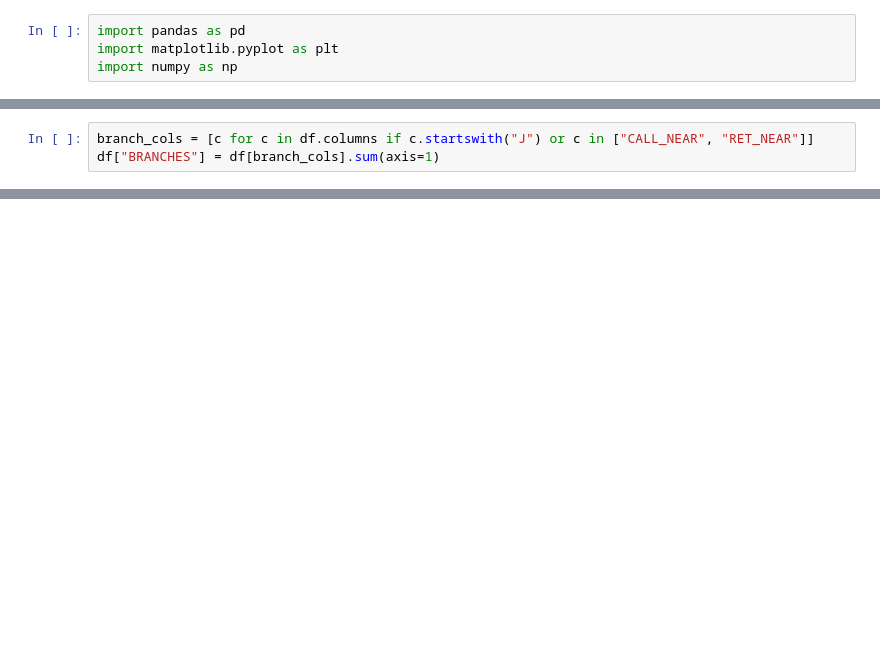
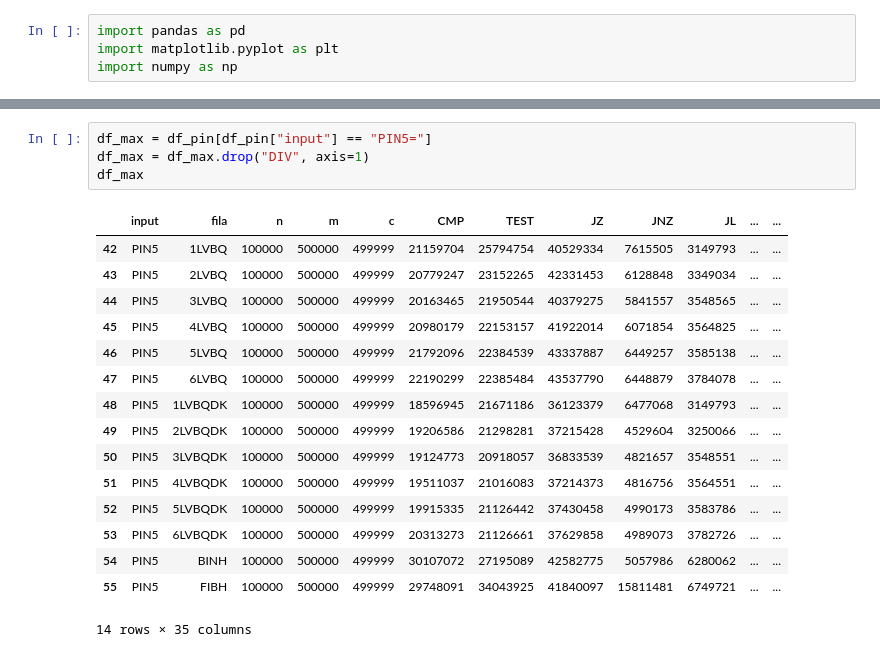
Before and after one commit to anacarlaaf/IC-2025-26-pqs-dijsktra-spp, a Jupyter notebook: utils/analise_pin.ipynb, the cells around one changed output, grey strips where cells are left out. Drawn from its saved outputs; the diff is of its cells as text; blank space fills up the shorter version.

```diff
--- a/utils/analise_pin.ipynb
+++ b/utils/analise_pin.ipynb
@@ -46,3 +21,0 @@ df["TOTAL"] = df[instr_cols].sum(axis=1)
-# %%
-branch_cols = [c for c in df.columns if c.startswith("J") or c in ["CALL_NEAR", "RET_NEAR"]]
-df["BRANCHES"] = df[branch_cols].sum(axis=1)
@@ -72,0 +35,21 @@ plt.show()
+# %%
+df_max = df_pin[df_pin["input"] == "PIN5="]
+df_max = df_max.drop("DIV", axis=1)
+df_max
+# %% [output]
+|  | input | fila | n | m | c | CMP | TEST | JZ | JNZ | JL | ... | ... |
+| 42 | PIN5 | 1LVBQ | 100000 | 500000 | 499999 | 21159704 | 25794754 | 40529334 | 7615505 | 3149793 | ... | ... |
+| 43 | PIN5 | 2LVBQ | 100000 | 500000 | 499999 | 20779247 | 23152265 | 42331453 | 6128848 | 3349034 | ... | ... |
+| 44 | PIN5 | 3LVBQ | 100000 | 500000 | 499999 | 20163465 | 21950544 | 40379275 | 5841557 | 3548565 | ... | ... |
+| 45 | PIN5 | 4LVBQ | 100000 | 500000 | 499999 | 20980179 | 22153157 | 41922014 | 6071854 | 3564825 | ... | ... |
+| 46 | PIN5 | 5LVBQ | 100000 | 500000 | 499999 | 21792096 | 22384539 | 43337887 | 6449257 | 3585138 | ... | ... |
+| 47 | PIN5 | 6LVBQ | 100000 | 500000 | 499999 | 22190299 | 22385484 | 43537790 | 6448879 | 3784078 | ... | ... |
+| 48 | PIN5 | 1LVBQDK | 100000 | 500000 | 499999 | 18596945 | 21671186 | 36123379 | 6477068 | 3149793 | ... | ... |
+| 49 | PIN5 | 2LVBQDK | 100000 | 500000 | 499999 | 19206586 | 21298281 | 37215428 | 4529604 | 3250066 | ... | ... |
+| 50 | PIN5 | 3LVBQDK | 100000 | 500000 | 499999 | 19124773 | 20918057 | 36833539 | 4821657 | 3548551 | ... | ... |
+| 51 | PIN5 | 4LVBQDK | 100000 | 500000 | 499999 | 19511037 | 21016083 | 37214373 | 4816756 | 3564551 | ... | ... |
+| 52 | PIN5 | 5LVBQDK | 100000 | 500000 | 499999 | 19915335 | 21126442 | 37430458 | 4990173 | 3583786 | ... | ... |
+| 53 | PIN5 | 6LVBQDK | 100000 | 500000 | 499999 | 20313273 | 21126661 | 37629858 | 4989073 | 3782726 | ... | ... |
+| 54 | PIN5 | BINH | 100000 | 500000 | 499999 | 30107072 | 27195089 | 42582775 | 5057986 | 6280062 | ... | ... |
+| 55 | PIN5 | FIBH | 100000 | 500000 | 499999 | 29748091 | 34043925 | 41840097 | 15811481 | 6749721 | ... | ... |
+14 rows × 35 columns
```
Also changed, not shown: parts of 14 cells of this notebook.
